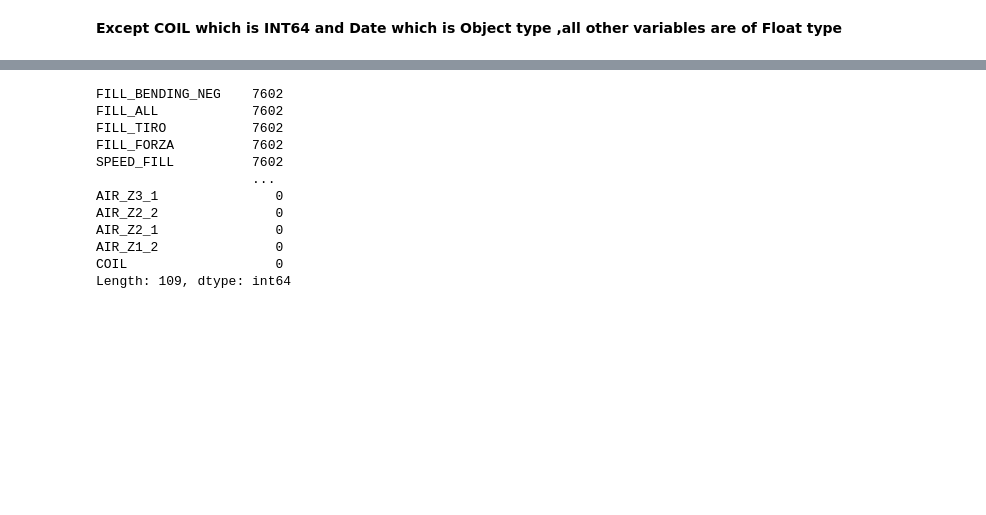
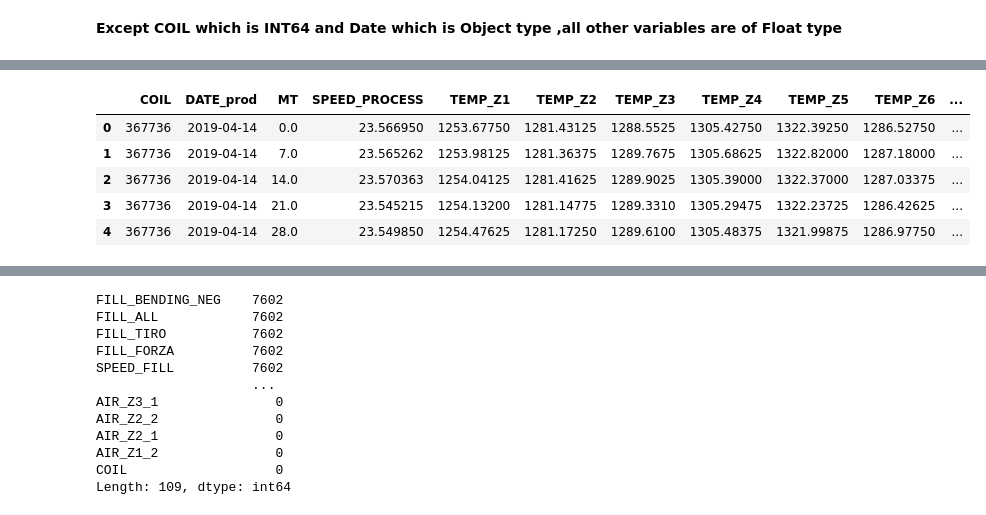
Before and after one commit to sagargahalod/Misc, a Jupyter notebook: Copy_of_Fieldwork_RootCause_Team_4.ipynb, the cells around one changed output, grey strips where cells are left out. Saved outputs shown, nothing was run; the diff lists cells and outputs as text; code cells hidden in the pictures; blank space fills up the shorter version.

```diff
--- a/Copy_of_Fieldwork_RootCause_Team_4.ipynb
+++ b/Copy_of_Fieldwork_RootCause_Team_4.ipynb
@@ -127,0 +180,3 @@ dfprod = dfprod.replace(r'^\s*$', np.NaN, regex=True).replace(r'["]', '', regex=
+# %%
+defect_y = final.loc[(final['MT']<=final['MT_TO']) & (final['MT']>=final['MT_FROM'])]
+defect_n= final.loc[~((final['MT']<=final['MT_TO']) & (final['MT']>=final['MT_FROM']))]
@@ -127,0 +186,5 @@ dfprod = dfprod.replace(r'^\s*$', np.NaN, regex=True).replace(r'["]', '', regex=
+# %%
+col_list =['SPEED_FILL','FILL_FORZA','FILL_TIRO','FILL_ALL','FILL_BENDING_POS','FILL_BENDING_NEG']
+for col in col_list:
+  defect_y[col] = pd.to_numeric(defect_y[col])
+  defect_n[col] = pd.to_numeric(defect_n[col])
@@ -127,0 +202,7 @@ dfprod = dfprod.replace(r'^\s*$', np.NaN, regex=True).replace(r'["]', '', regex=
+# %%
+float_cols1 = defect_y.select_dtypes(include=['float'])
+float_cols2 = defect_n.select_dtypes(include=['float'])
+for i in float_cols1:
+  defect_y[i]= defect_y[i].fillna(dfprod.groupby('COIL')[i].transform('mean'))
+for i in float_cols2:
+  defect_n[i]= defect_n[i].fillna(dfprod.groupby('COIL')[i].transform('mean'))
@@ -127,0 +219,11 @@ dfprod = dfprod.replace(r'^\s*$', np.NaN, regex=True).replace(r'["]', '', regex=
+# %%
+float_cols = final.select_dtypes(include=['float'])
+for i in float_cols:
+  dfprod[i]= dfprod[i].fillna(dfprod.groupby('COIL')[i].transform('mean'))
+# %% [output]
+|  | COIL | DATE_prod | MT | SPEED_PROCESS | TEMP_Z1 | TEMP_Z2 | TEMP_Z3 | TEMP_Z4 | TEMP_Z5 | TEMP_Z6 | ... |
+| 0 | 367736 | 2019-04-14 | 0.0 | 23.566950 | 1253.67750 | 1281.43125 | 1288.5525 | 1305.42750 | 1322.39250 | 1286.52750 | ... |
+| 1 | 367736 | 2019-04-14 | 7.0 | 23.565262 | 1253.98125 | 1281.36375 | 1289.7675 | 1305.68625 | 1322.82000 | 1287.18000 | ... |
+| 2 | 367736 | 2019-04-14 | 14.0 | 23.570363 | 1254.04125 | 1281.41625 | 1289.9025 | 1305.39000 | 1322.37000 | 1287.03375 | ... |
+| 3 | 367736 | 2019-04-14 | 21.0 | 23.545215 | 1254.13200 | 1281.14775 | 1289.3310 | 1305.29475 | 1322.23725 | 1286.42625 | ... |
+| 4 | 367736 | 2019-04-14 | 28.0 | 23.549850 | 1254.47625 | 1281.17250 | 1289.6100 | 1305.48375 | 1321.99875 | 1286.97750 | ... |
```
Also changed, not shown: parts of 29 cells of this notebook.
